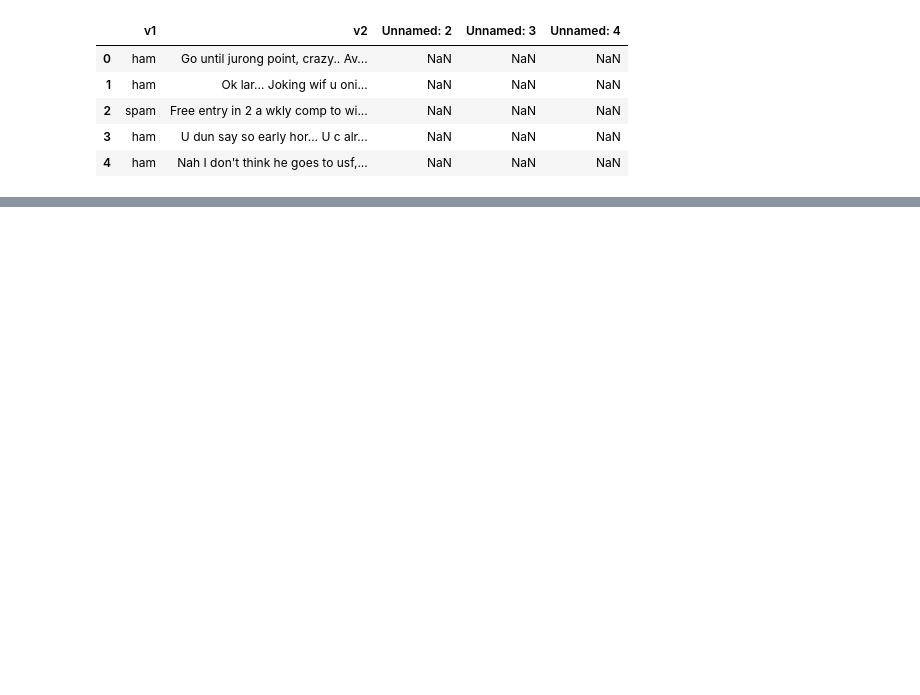
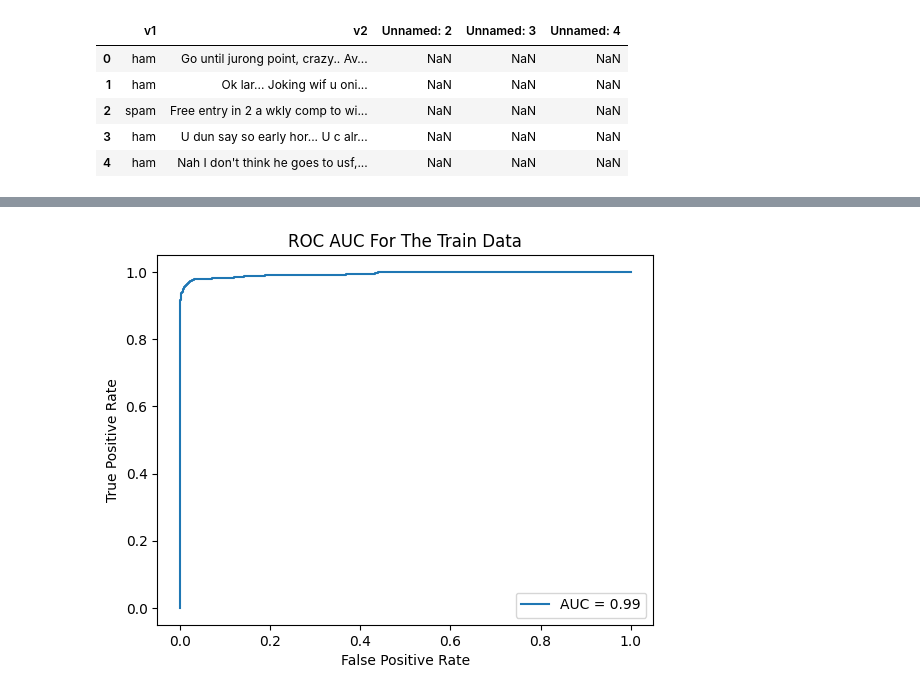
Before and after one commit to chineidu/NLP-Tutorial, a Jupyter notebook: notebook/04_ML_models/01_spam_detection.ipynb, the cells around one changed output, grey strips where cells are left out. Drawn from its saved outputs; the diff is of its cells as text; code cells hidden in the pictures; blank space fills up the shorter version.

```diff
--- a/notebook/04_ML_models/01_spam_detection.ipynb
+++ b/notebook/04_ML_models/01_spam_detection.ipynb
@@ -70,0 +180,14 @@ data.head()
+# %%
+fpr, tpr, thresholds = metrics.roc_curve(y_true=y_train, y_score=y_proba_train)
+
+auc_score_1 = metrics.auc(fpr, tpr)
+
+display = metrics.RocCurveDisplay(
+    fpr=fpr, tpr=tpr, roc_auc=auc_score_1, estimator_name=None
+)
+display.plot()
+plt.title("ROC AUC For The Train Data")
+
+plt.show()
+# %% [output]
+[figure, added]
```
Also changed, not shown: parts of 19 cells of this notebook, 2 other files.
